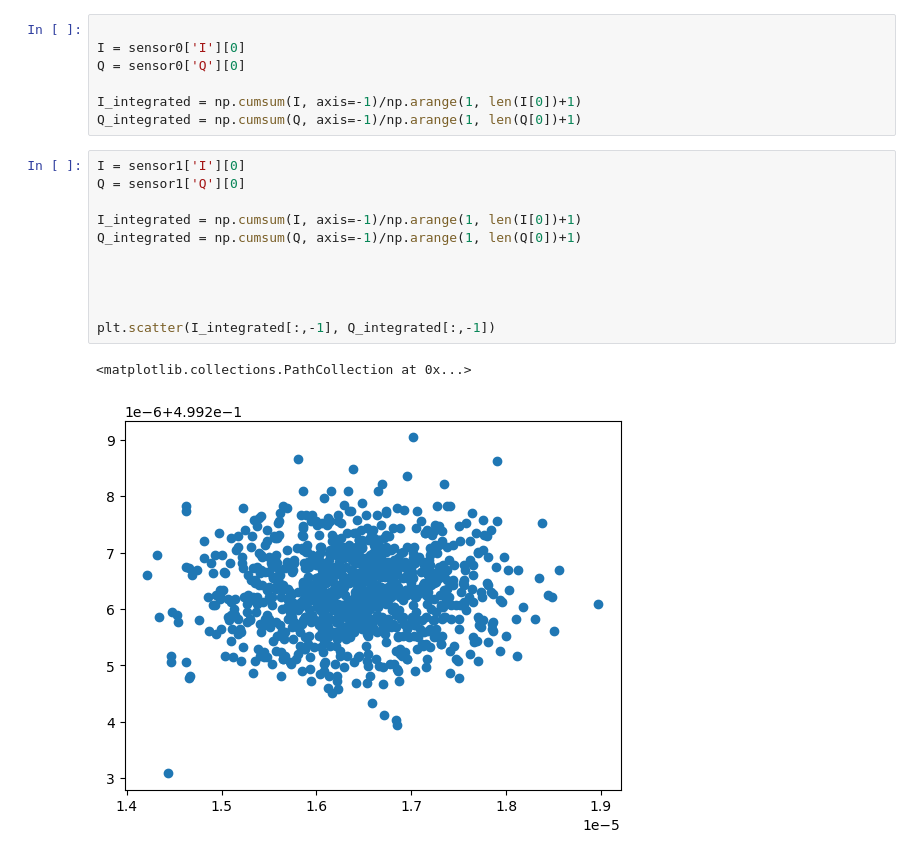
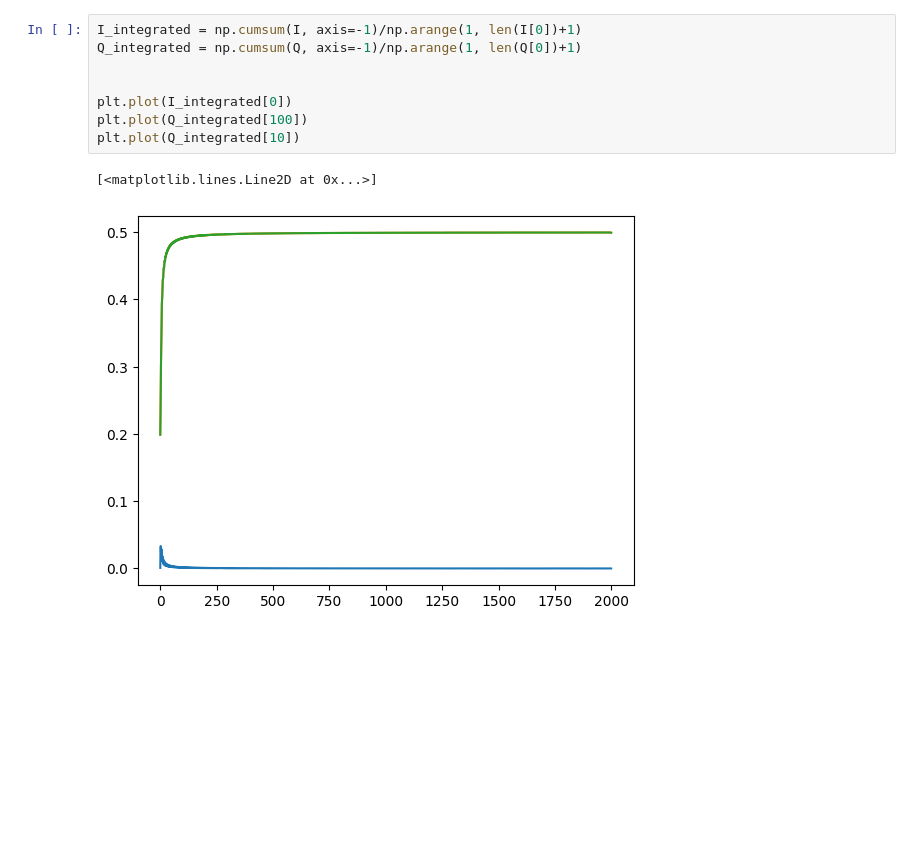
Before and after one commit to j-a-krzywda/ReadSpyn, a Jupyter notebook: examples/geometric_demo.ipynb, the cells around one changed output. Cells and saved outputs as stored; diff of their text form; blank space fills up the shorter version.

```diff
--- a/examples/geometric_demo.ipynb
+++ b/examples/geometric_demo.ipynb
@@ -234,21 +326,11 @@ plt.xlim(2000,2100)
 # %%
-
-I = sensor0['I'][0]
-Q = sensor0['Q'][0]
-
 I_integrated = np.cumsum(I, axis=-1)/np.arange(1, len(I[0])+1)
 Q_integrated = np.cumsum(Q, axis=-1)/np.arange(1, len(Q[0])+1)
+
+
+plt.plot(I_integrated[0])
+plt.plot(Q_integrated[100])
+plt.plot(Q_integrated[10])
+# %% [output]
+[<matplotlib.lines.Line2D at 0x...>]
+[figure, added]
-# %%
-I = sensor1['I'][0]
-Q = sensor1['Q'][0]
-
-I_integrated = np.cumsum(I, axis=-1)/np.arange(1, len(I[0])+1)
-Q_integrated = np.cumsum(Q, axis=-1)/np.arange(1, len(Q[0])+1)
-
-
-
-
-plt.scatter(I_integrated[:,-1], Q_integrated[:,-1])
-# %% [output]
-<matplotlib.collections.PathCollection at 0x...>
-[figure, removed]
```
Also changed, not shown: parts of 8 cells of this notebook, 8 other files.
